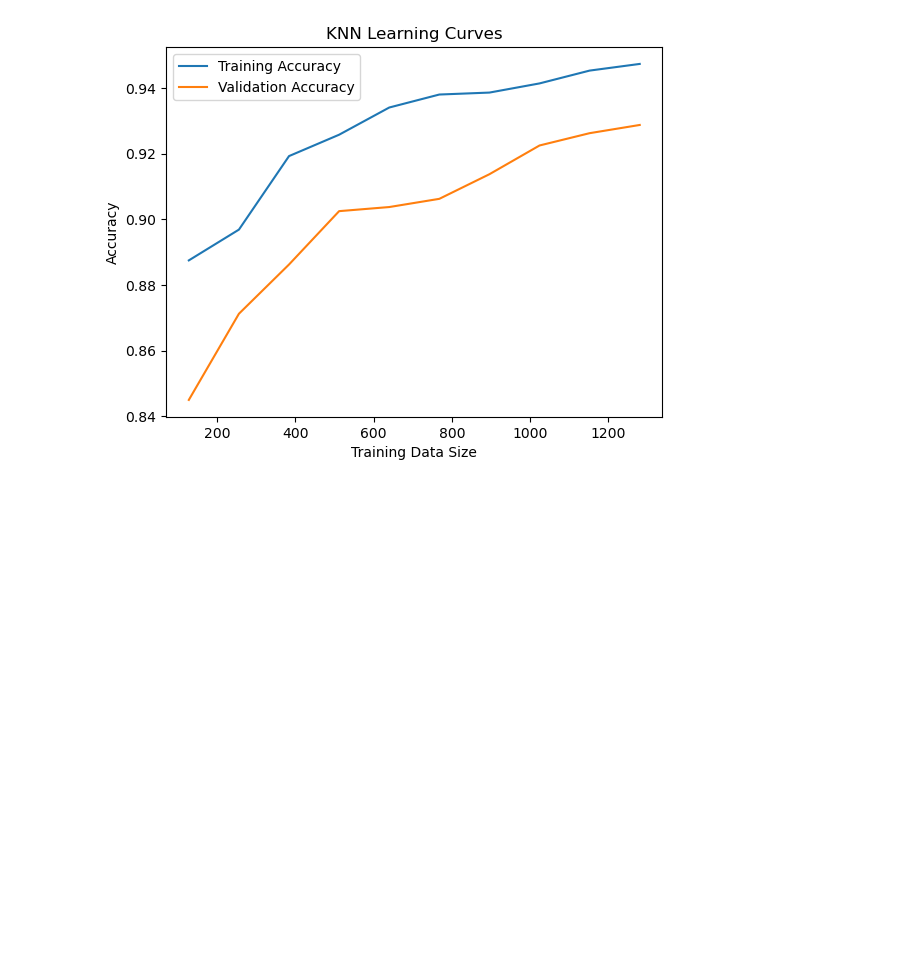
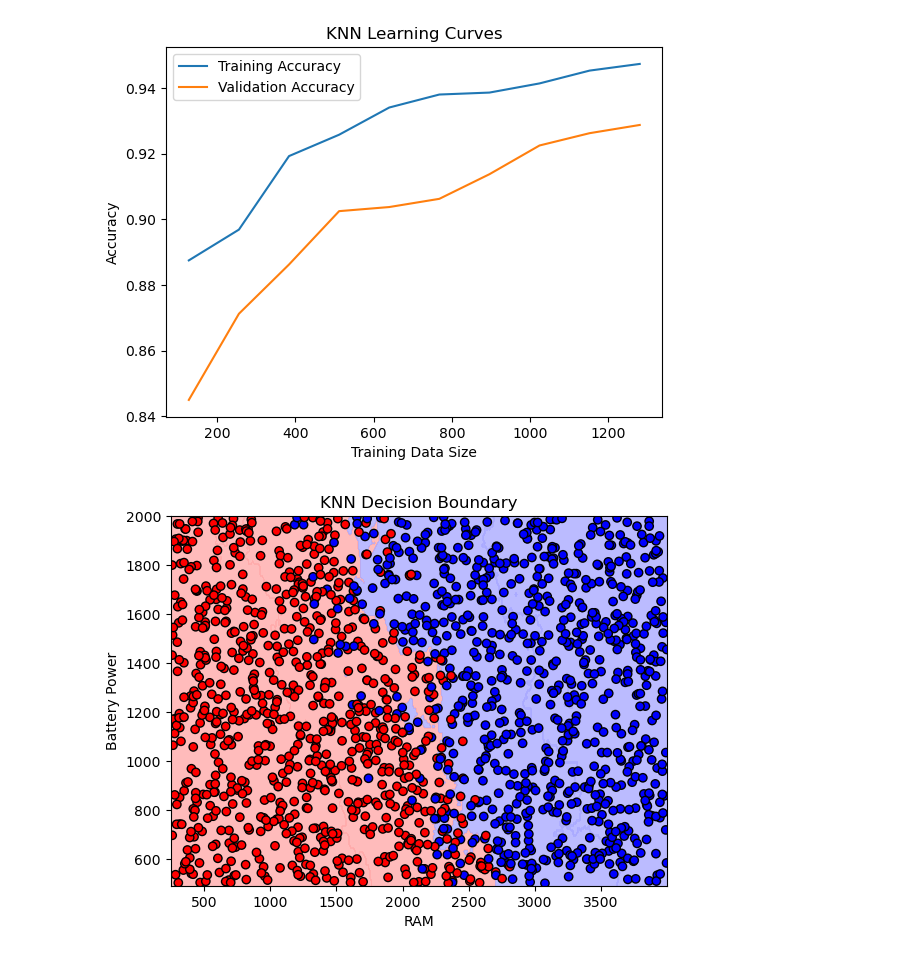
Before and after one commit to zizoelshimy/Machine-learning-project-, a Jupyter notebook: mobile.ipynb, the cells around one changed output. Drawn from its saved outputs; the diff is of its cells as text; code cells hidden in the pictures; blank space fills up the shorter version.

Commit message:
added a knn visualization

```diff
--- a/mobile.ipynb
+++ b/mobile.ipynb
@@ -639,3 +639,29 @@ plt.legend()
 plt.show()
 # %% [output]
 [figure]
+# %%
+from matplotlib.colors import ListedColormap
+
+X_train_2D = X_train[['ram', 'battery_power']].values
+X_test_2D = X_test[['ram', 'battery_power']].values
+
+knn = KNeighborsClassifier(n_neighbors=11)
+knn.fit(X_train_2D, y_train)
+
+x_min, x_max = X_train_2D[:, 0].min() - 10, X_train_2D[:, 0].max() + 10
+y_min, y_max = X_train_2D[:, 1].min() - 10, X_train_2D[:, 1].max() + 10
+
+xx, yy = np.meshgrid(np.arange(x_min, x_max, 10),
+                     np.arange(y_min, y_max, 10))
+
+Z = knn.predict(np.c_[xx.ravel(), yy.ravel()])
+Z = Z.reshape(xx.shape)
+
+plt.contourf(xx, yy, Z, alpha=0.8, cmap=ListedColormap(['#FFAAAA', '#AAAAFF']))
+plt.scatter(X_train_2D[:, 0], X_train_2D[:, 1], c=y_train, edgecolor='k', cmap=ListedColormap(['#FF0000', '#0000FF']))
+plt.xlabel('RAM')
+plt.ylabel('Battery Power')
+plt.title('KNN Decision Boundary')
+plt.show()
+# %% [output]
+[figure, added]
```
Also changed, not shown: parts of 3 cells of this notebook.
